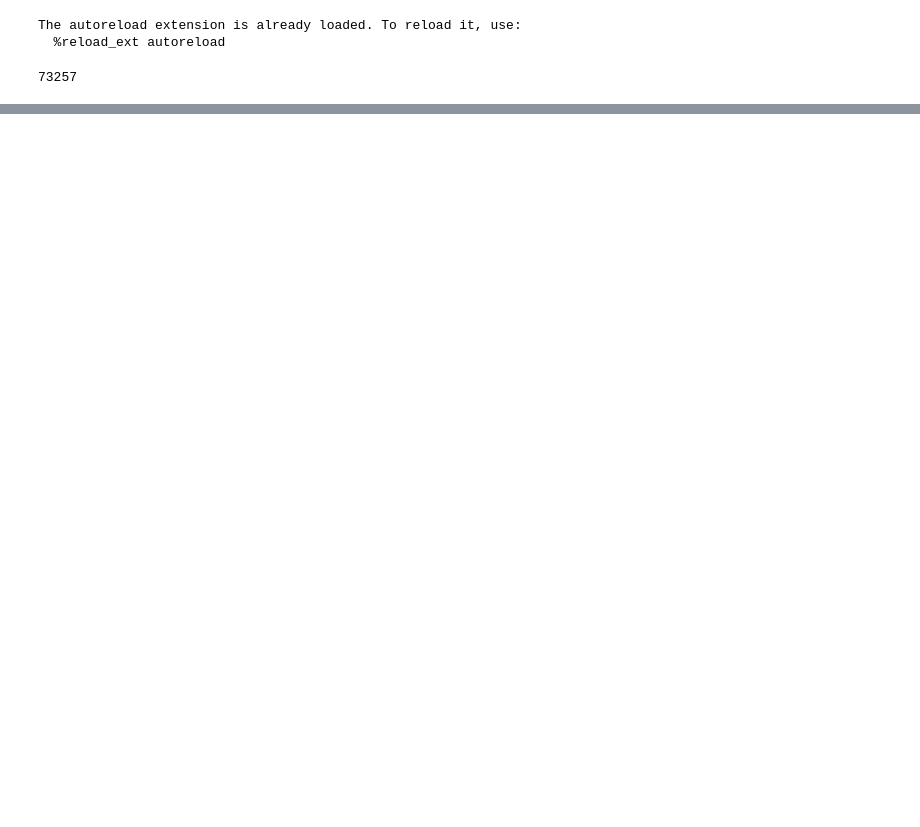
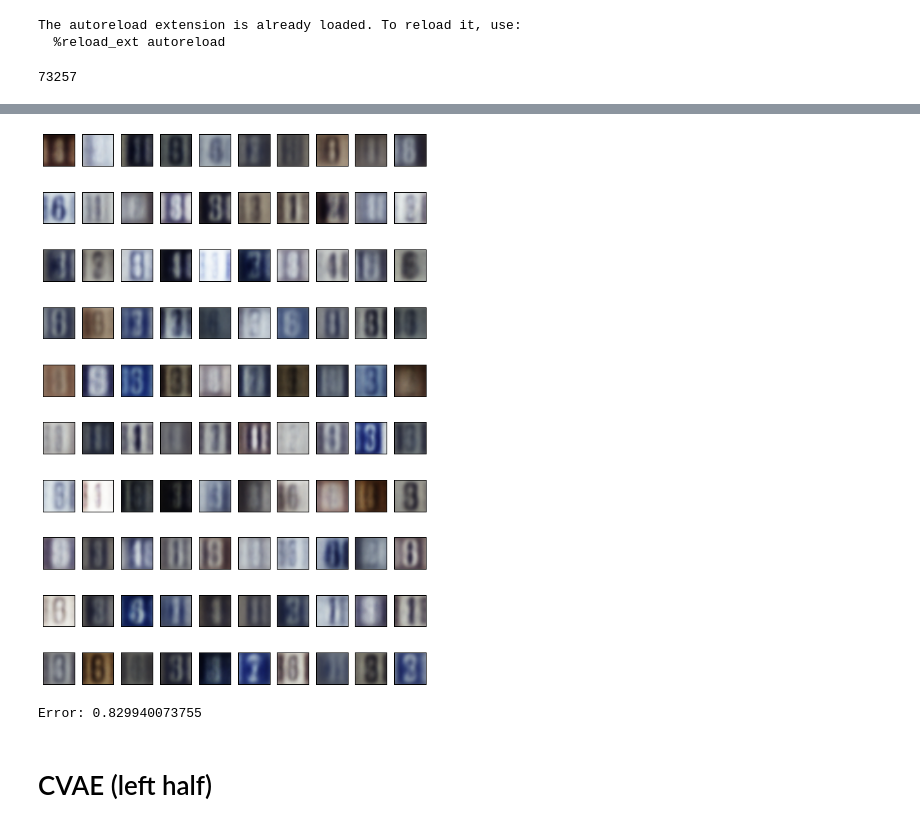
Before and after one commit to Jianbo-Lab/deep-learning-project, a Jupyter notebook: notebook/SVHN.ipynb, the cells around one changed output, grey strips where cells are left out. Cells and saved outputs as stored; diff of their text form; code cells hidden in the pictures; blank space fills up the shorter version.

```diff
--- a/notebook/SVHN.ipynb
+++ b/notebook/SVHN.ipynb
@@ -61,7 +62,7 @@ def split_data(dataset, num_labeled):
     return d1, d2
 # %%
 # Split dataset into labeled and unlabeled
-num_labeled = 70000
+num_labeled = 7000
 labeled, unlabeled = split_data(svhn_train, num_labeled)
 _, y = labeled.next_batch(num_labeled)
 print np.sum(y, axis=0)
@@ -140,15 +189,15 @@ tf.reset_default_graph()
 # %%
 # Train
 sess = tf.InteractiveSession()
-build_encoder1 = SSL_Encoder1(500)
-build_encoder2 = SSL_Encoder2(500)
-build_decoder = SSL_Decoder(500)
+build_encoder1 = SSL_Encoder1()
+build_encoder2 = SSL_Encoder2(1024)
+build_decoder = SSL_Decoder()
 
 # as the number of labeled examples decreases, need alpha to decrease as well?
 model = SSL_M2(sess, build_encoder1, build_encoder2, build_decoder, labeled, unlabeled,
-            batch_size = 1000, z_dim = 30, x_dim = 32*32*3, y_dim=10, alpha=70000./10,
-           learning_rate = 1e-3, num_epochs = 10, load=False,
-          checkpoint_name='test'
+            batch_size = 100, z_dim = 256, x_dim = 32*32*3, y_dim=10, alpha=70000./10,
+           learning_rate = 5e-4, num_epochs = 10, load=False,
+          checkpoint_name='svhn_ssl_fc_7000', x_width=32
 )
 # %%
 model.train()
@@ -161,19 +220,38 @@ plt.show()
 # %%
 #images, info = mnist.test.next_batch(100)
 num_examples = 10
 batch_size = 100
 
-labels = np.repeat(np.identity(10), 100, axis=0)
+labels = np.repeat(np.identity(10), 10, axis=0)
 generated_images = model.generate(num=batch_size, labels=labels)
 
 
 plt.figure(figsize=(8,12))
 for i in xrange(10):
     for j in xrange(num_examples):
         plt.subplot(10, num_examples, 10*i+j+1)
-        plt.imshow(generated_images[100*i+j,].reshape(32,32,3))
+        plt.imshow(generated_images[10*i+j,].reshape(32,32,3))
         plt.xticks([])
         plt.yticks([])
 plt.tight_layout()
-plt.savefig('images/SVHN_generate')
+#plt.savefig('images/SVHN_generate')
 plt.show()
+# %% [output]
+[figure, added]
+# %%
+# Classify test images
+batch_size = 100
+num_test = svhn_test.num_examples
+tot = 0
+for t in xrange(num_test / batch_size):
+    x_test, y_test = svhn_test.next_batch(batch_size)
+    y_pred = model.classify(x_test)
+    y_test = np.argmax(y_test, axis=1)
+    tot += np.sum(y_pred != y_test)
+print "Error: {}".format(float(tot)/num_test)
+#with open("SSL_errors/SSL_err_500_conv.txt", "w") as text_file:
+    #text_file.write("Test error: {}".format(float(tot)/num_test))
+# %% [output]
+Error: 0.829940073755
+# %% [markdown]
+#  CVAE (left half)
```
Also changed, not shown: parts of 28 cells of this notebook, 20 other files.
